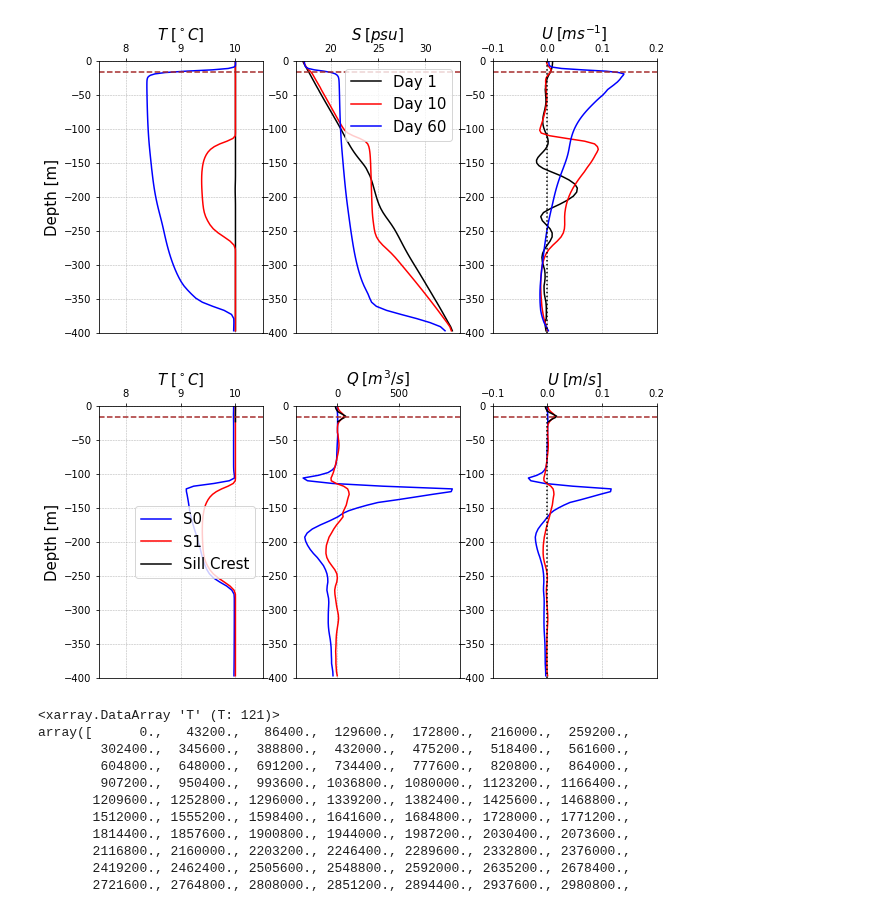
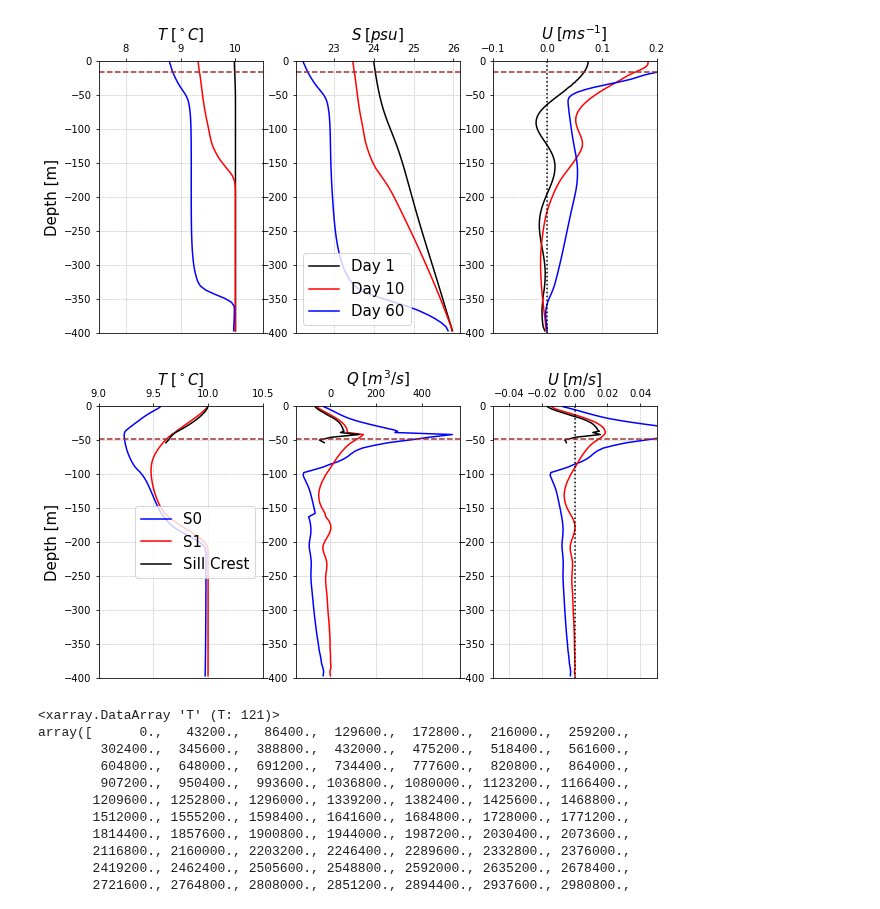
Before and after one commit to weiyangbao/Jupyter-Iceplume, a Jupyter notebook: Fjord Modeling/vertical_profiles.ipynb, the cells around one changed output. Saved outputs shown, nothing was run; the diff lists cells and outputs as text; code cells hidden in the pictures.

Commit message:
Adjust for new plots and calculations.

```diff
--- a/Fjord Modeling/vertical_profiles.ipynb
+++ b/Fjord Modeling/vertical_profiles.ipynb
@@ -198,7 +198,7 @@ def Plume_Z_prof(datapath, case_id, time, xidx, yidx):
 datapath = '/work/oceans/wbao/MITgcm_results/iceplume/Sal_Linear_minhs'
 gf, sw, sc, se = 6, 120, 168, 235 # index for cross-fjord sections 0, 1, sill crest, 2
 
-caseN = 1
+caseN = 5
 xloc, yloc = 120, 2
 t1, t2, t3 = 2, 20, 120
 depth, U1, T1, S1 = Plume_Z_prof(datapath, caseN, t1, xloc, yloc)
@@ -257,13 +257,14 @@ ax3.xaxis.set_label_position('top') # this moves the label to the top
 ax3.xaxis.set_ticks_position('top') # this moves the ticks to the top
 ax3.grid(ls='--', lw=.5)
 # %% [output]
-[figure, old version]
+[figure, new version]
 # %%
-datapath = '/work/oceans/wbao/MITgcm_results/iceplume/Sal_Linear_minhs'
+datapath = '/work/oceans/wbao/MITgcm_results/iceplume/Sal_Linear_maxhs'
 gf, sw, sc, se = 6, 120, 168, 235 # index for cross-fjord sections 0, 1, sill crest, 2
 
-caseN = 1
+caseN = 4
 t = 20
+hs = -48
 depth, temp1, S1, U1, Q1 = Z_prof(datapath, caseN, t, gf)
 depth, temp2, S2, U2, Q2 = Z_prof(datapath, caseN, t, sw)
 depth, temp3, S3, U3, Q3 = Z_prof(datapath, caseN, t, sc)
@@ -279,11 +280,11 @@ ax1.plot(temp2,depth,'r-',lw=1.5,label=r'S1')
 ax1.plot(temp3,depth,'k-',lw=1.5,label=r'Sill Crest')
 #ax1.plot(temp4,depth,'g-',lw=1.5,label=r'S2')
 
-ax1.axhline(y=-16,color='brown',linestyle='--')
+ax1.axhline(y=hs,color='brown',linestyle='--')
 ax1.legend(loc='right',fontsize=15)
 ax1.set_xlabel(r'$T\;[^\circ C]$', size = 15)
 ax1.set_ylabel(r'Depth [m]',size = 15)
-ax1.set_xlim(7.5,10.5)
+ax1.set_xlim(9,10.5)
 ax1.set_ylim(-400,0)
 ax1.xaxis.set_label_position('top') # this moves the label to the top
 ax1.xaxis.set_ticks_position('top') # this moves the ticks to the top
@@ -291,37 +292,37 @@ ax1.grid(ls='--', lw=.5)
 
 ax2 = fig3.add_subplot(132)
 ax2.plot(Q1,depth,'b-',lw=1.5,label=r'S0')
 ax2.plot(Q2,depth,'r-',lw=1.5,label=r'S1')
 ax2.plot(Q3,depth,'k-',lw=1.5,label=r'Sill Crest')
 #ax2.plot(Q4,depth,'g-',lw=1.5,label=r'S2')
-ax2.axhline(y=-16,color='brown',linestyle='--')
+ax2.axhline(y=hs,color='brown',linestyle='--')
 #ax2.legend(loc='best',fontsize=15)
 ax2.set_xlabel(r'$Q\;[m^3/s]$', size = 15)
 #ax2.set_ylabel(r'Depth [m]',size = 15)
 #ax2.set_xlim(15,35)
 ax2.set_ylim(-400,0)
 ax2.xaxis.set_label_position('top') # this moves the label to the top
 ax2.xaxis.set_ticks_position('top') # this moves the ticks to the top
 ax2.grid(ls='--', lw=.5)
 
 
 ax3 = fig3.add_subplot(133)
 ax3.plot(U1,depth,'b-',lw=1.5,label=r'S0')
 ax3.plot(U2,depth,'r-',lw=1.5,label=r'S1')
 ax3.plot(U3,depth,'k-',lw=1.5,label=r'Sill Crest')
 #ax3.plot(U4,depth,'g-',lw=1.5,label=r'S2')
 ax3.axvline(x=0,color='k',linestyle=':')
-ax3.axhline(y=-16,color='brown',linestyle='--')
+ax3.axhline(y=hs,color='brown',linestyle='--')
 #ax3.legend(loc='best',fontsize=15)
 ax3.set_xlabel(r'$U\;[m/s]$', size = 15)
 #ax3.set_ylabel(r'Depth [m]',size = 15)
-ax3.set_xlim(-0.1,0.2)
+ax3.set_xlim(-0.05,0.05)
 ax3.set_ylim(-400,0)
 ax3.xaxis.set_label_position('top') # this moves the label to the top
 ax3.xaxis.set_ticks_position('top') # this moves the ticks to the top
 ax3.grid(ls='--', lw=.5)
 # %% [output]
-[figure, old version]
+[figure, new version]
 # %%
 #Q1[Q1>0].sum() + Q1[Q1<0].sum(), Q2[Q2>0].sum() + Q2[Q2<0].sum(), Q3[Q3>0].sum() + Q3[Q3<0].sum()
 #np.sum(Q1[Q1>0] * S1[Q1>0]) + np.sum(Q1[Q1<0] * S1[Q1<0]), np.sum(Q2[Q2>0] * S2[Q2>0]) + np.sum(Q2[Q2<0] * S2[Q2<0]), np.sum(Q3[Q3>0] * S3[Q3>0]) + np.sum(Q3[Q3<0] * S3[Q3<0])
```
Also changed, not shown: 4 other files.
